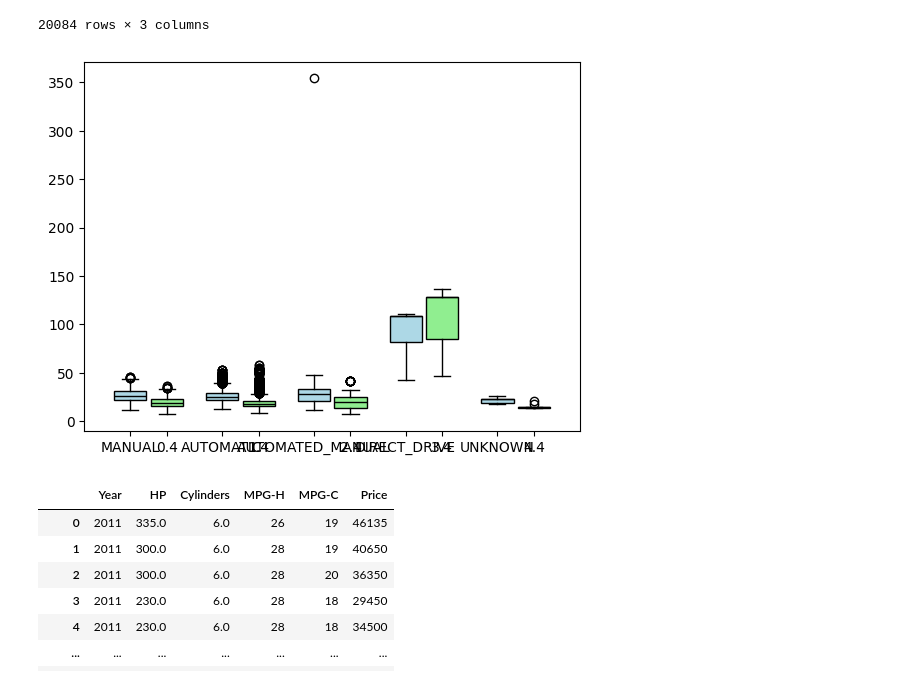
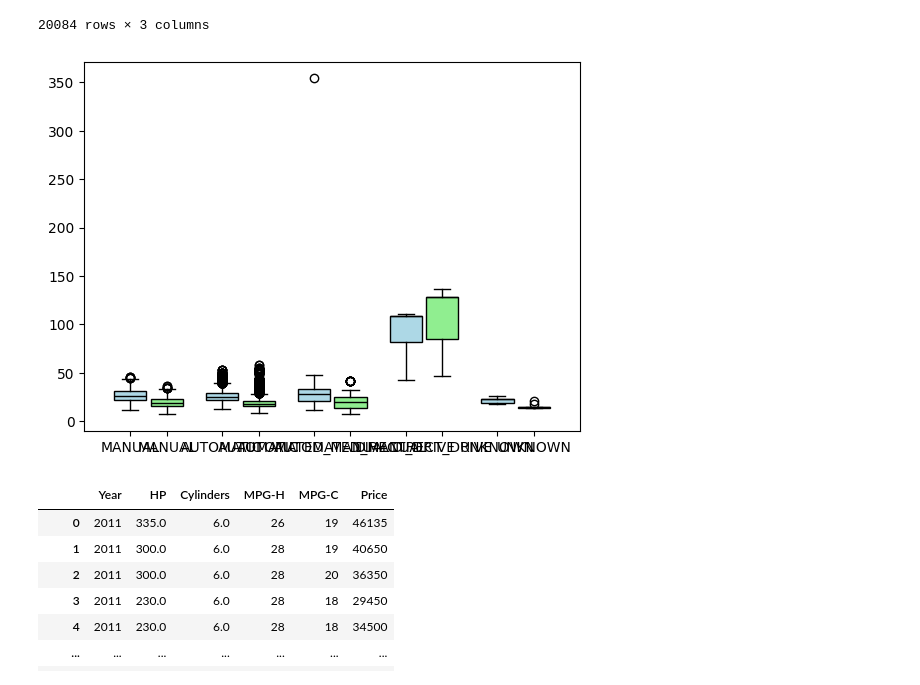
Before and after one commit to dpatil23/Grid-Intelligence-ML, a Jupyter notebook: Assignment_1_230343.ipynb, the cells around one changed output. Saved outputs shown, nothing was run; the diff lists cells and outputs as text; code cells hidden in the pictures.

```diff
--- a/Assignment_1_230343.ipynb
+++ b/Assignment_1_230343.ipynb
@@ -434,16 +434,16 @@ melted
 # %%
 highwaydata = [data[data["Transmission"] == t]["MPG-H"] for t in types_of_transmission]
 citydata = [data[data["Transmission"] == t]["MPG-C"] for t in types_of_transmission]
 positions_highway = range(len(types_of_transmission))  # e.g., [0, 1, 2,...]
 plt.boxplot(highwaydata, positions=positions_highway, widths=0.35, patch_artist=True,
            boxprops=dict(facecolor="lightblue"), medianprops=dict(color="black"),
            labels=types_of_transmission)
 positions_city = [p + 0.4 for p in positions_highway]  # Offset city MPG positions
 plt.boxplot(citydata, positions=positions_city, widths=0.35, patch_artist=True,
-           boxprops=dict(facecolor="lightgreen"), medianprops=dict(color="black"))
+           boxprops=dict(facecolor="lightgreen"), medianprops=dict(color="black"), labels=types_of_transmission)
 plt.show()
 # %% [output]
-[figure, old version]
+[figure, new version]
 # %%
 numeric=data.select_dtypes(include=[np.number])
 # %%
```
